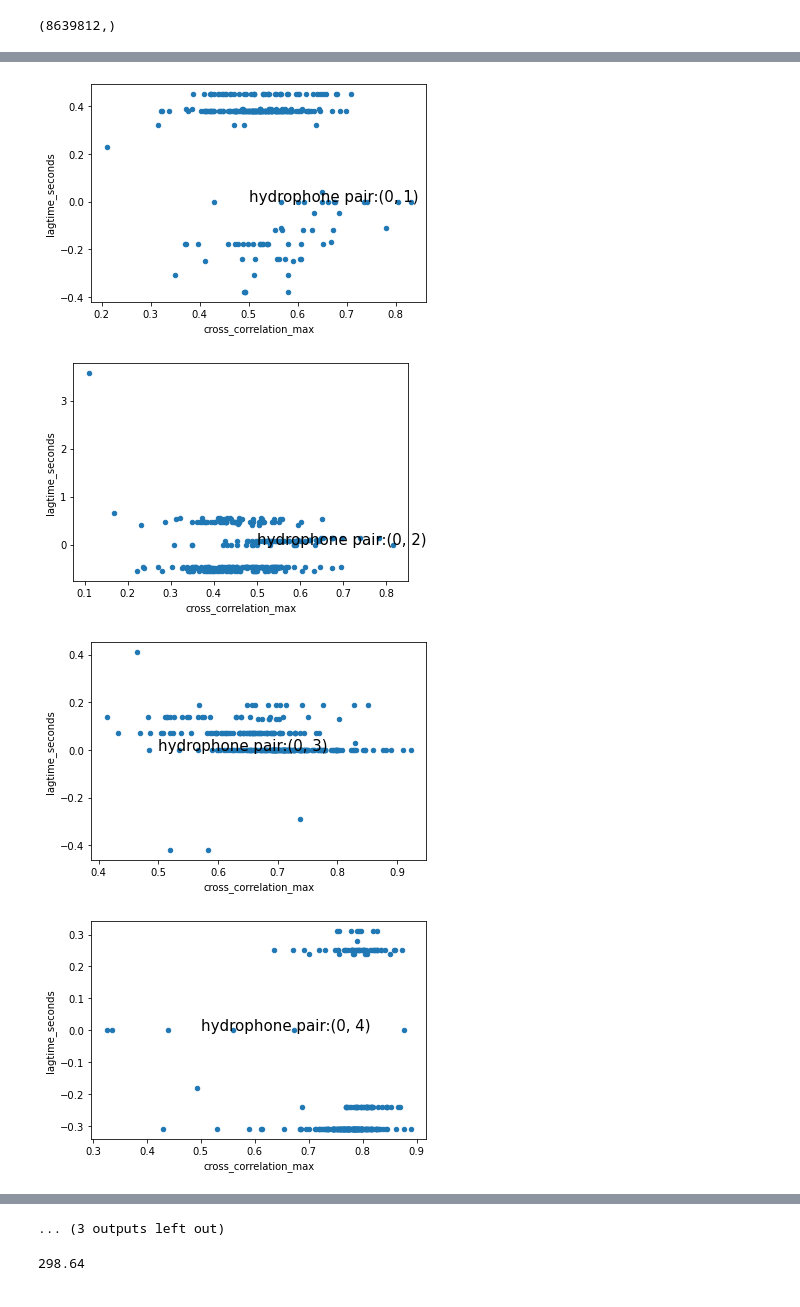
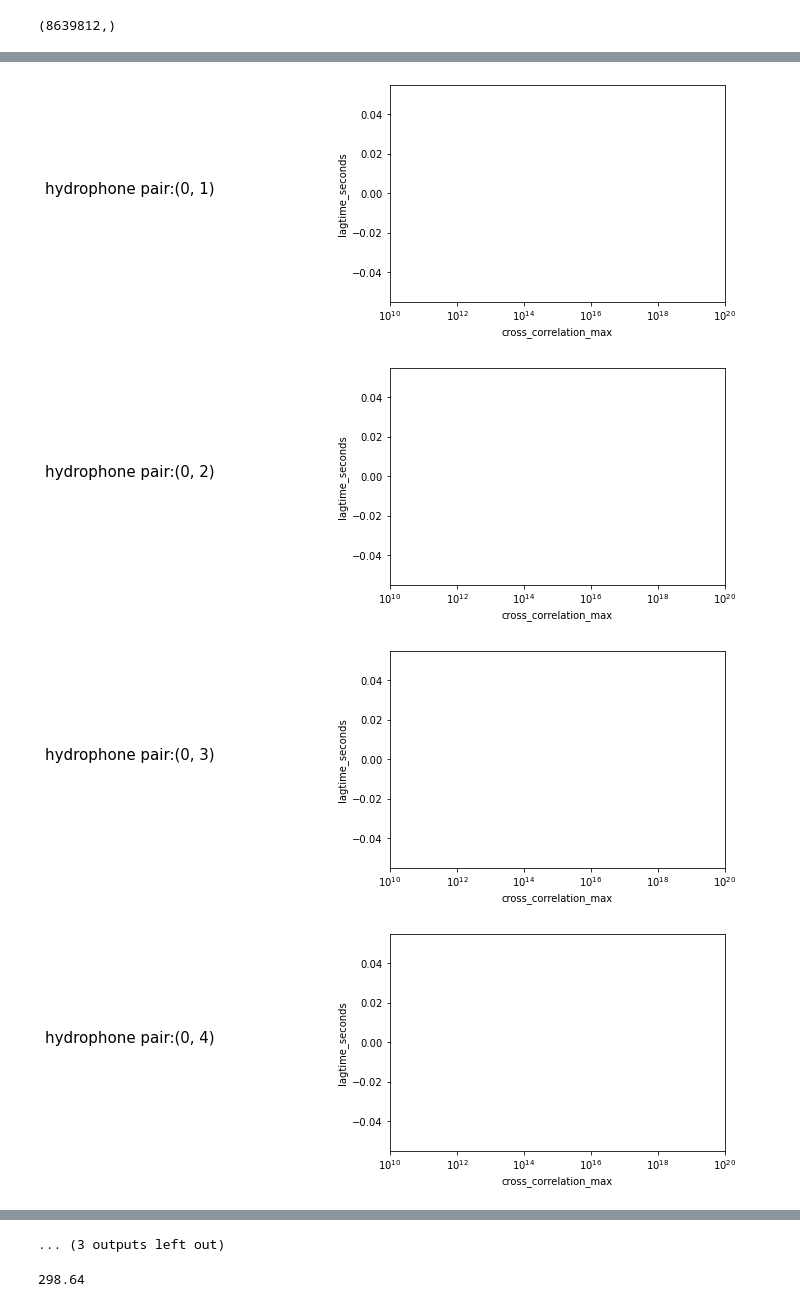
Before and after one commit to SerpRateAI/boreholeAcoustics, a Jupyter notebook: cross-correlate-envelopes.ipynb, the cells around one changed output, grey strips where cells are left out. Cells and saved outputs as stored; diff of their text form; code cells hidden in the pictures.

```diff
--- a/cross-correlate-envelopes.ipynb
+++ b/cross-correlate-envelopes.ipynb
@@ -134,7 +129,7 @@ for window in day138_windows:
                                                       , b=window[h2]
                                                       , shift=100*5
                                                       , demean=True
-                                                      , normalize=True)
+                                                      , normalize=False)
 
         window_df = pd.DataFrame(
             {
@@ -173,10 +181,12 @@ cc_df.lagtime_seconds.hist(bins=np.linspace(-0.5, 0.5, 25))
 # %%
 for pair in hydrophone_pairs:
     h1, h2 = pair
     ax = cc_df[(cc_df.h1_index==h1) & (cc_df.h2_index==h2)].plot.scatter(x='cross_correlation_max', y='lagtime_seconds')
     ax.text(s='hydrophone pair:'+str(pair), x=0.5, y=0, fontsize=15)
+    ax.set_xscale('log')
+    ax.set_xlim(1e10, 1e20)
 # %% [output]
-[figure, old version]
+[figure, new version]
-[figure, old version]
+[figure, new version]
-[figure, old version]
+[figure, new version]
-[figure, old version]
+[figure, new version]
```
Also changed, not shown: parts of 10 cells of this notebook, 1 other file.
